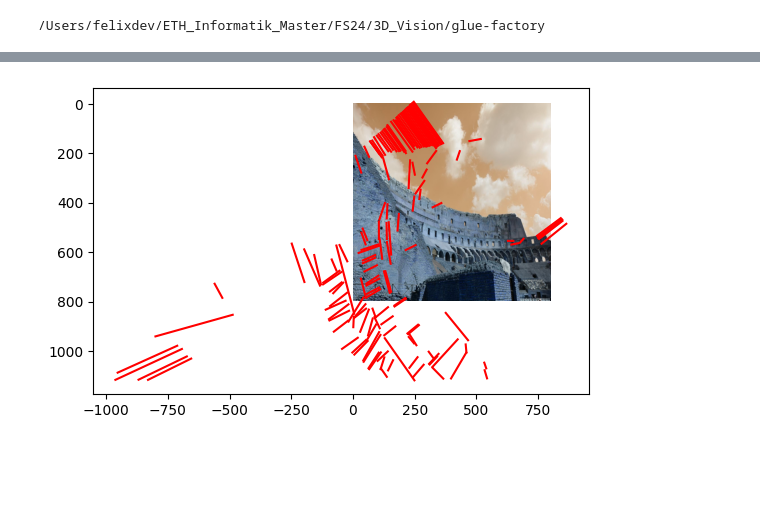
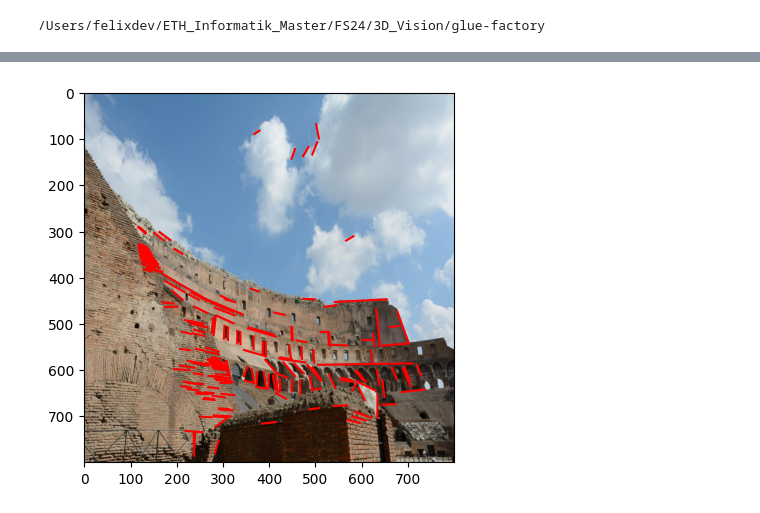
Before and after one commit to cvg/glue-factory, a Jupyter notebook: deeplsd_gt.ipynb, the cells around one changed output, grey strips where cells are left out. Drawn from its saved outputs; the diff is of its cells as text; code cells hidden in the pictures; blank space fills up the shorter version.

```diff
--- a/deeplsd_gt.ipynb
+++ b/deeplsd_gt.ipynb
@@ -106,11 +137,15 @@ torch.Size([1, 145, 2, 2])
 # %%
-h_inv = np.linalg.inv(homography)
-lines[0] = warp_lines(lines[0],homography)
+from gluefactory.geometry.homography import warp_points
+
+#h_inv = np.linalg.inv(homography["H_"])
+warped_lines = warp_points(lines[0].reshape(-1, 2), homography["H_"]).reshape(-1, 2, 2)
+
+#lines[0] = warp_lines(lines[0],h_inv)
 #warped_back_img = cv2.warpPerspective(warped_img, h_inv, size,
 #                                         borderMode=cv2.BORDER_REPLICATE)
-plt.imshow(img)
-for line in lines[0]:
+plt.imshow(cv2.cvtColor(img,cv2.COLOR_BGR2RGB))
+for line in warped_lines:
     plt.plot(line[:, 0], line[:, 1], c='r')
 plt.show()
 # %% [output]
-[figure, old version]
+[figure, new version]
```
Also changed, not shown: parts of 3 cells of this notebook, 2 other files.
